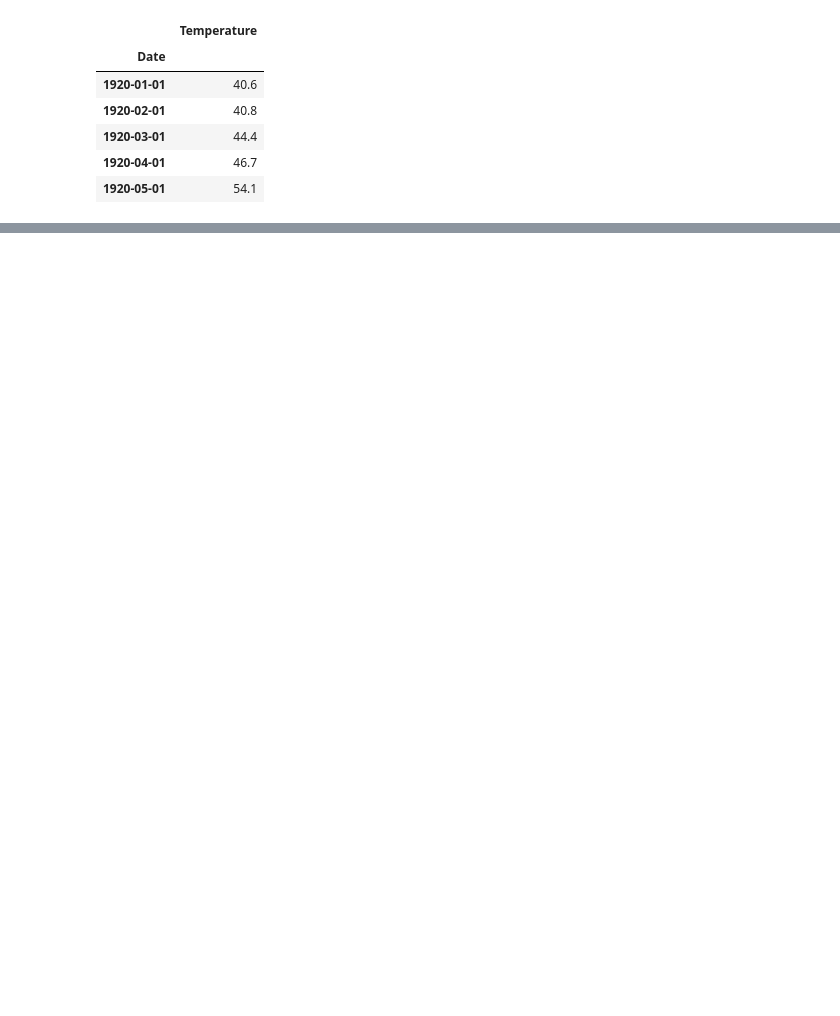
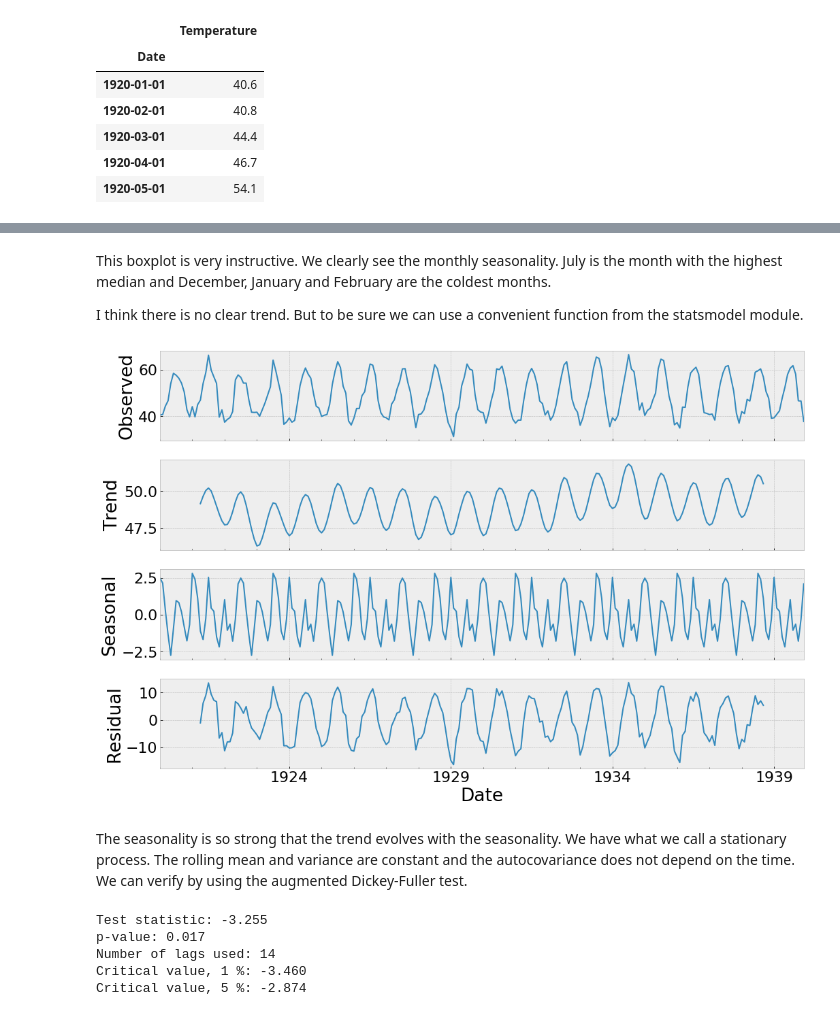
Before and after one commit to goujonbe/data_science_for_finance, a Jupyter notebook: seasonal_time_series.ipynb, the cells around one changed output, grey strips where cells are left out. Saved outputs shown, nothing was run; the diff lists cells and outputs as text; code cells hidden in the pictures; blank space fills up the shorter version.

```diff
--- a/seasonal_time_series.ipynb
+++ b/seasonal_time_series.ipynb
@@ -31,0 +66,31 @@ mean_daily_temp.head()
+# %% [markdown]
+This boxplot is very instructive. We clearly see the monthly seasonality. July is the month with the highest median and December, January and February are the coldest months.
+
+I think there is no clear trend. But to be sure we can use a convenient function from the statsmodel module.
+# %%
+from statsmodels.tsa.seasonal import seasonal_decompose
+fig = seasonal_decompose(mean_monthly_temp, model='additive', freq=30).plot()
+# %% [output]
+[figure, added]
+# %% [markdown]
+The seasonality is so strong that the trend evolves with the seasonality. We have what we call a stationary process. The rolling mean and variance are constant and the autocovariance does not depend on the time. We can verify by using the augmented Dickey-Fuller test.
+# %%
+from statsmodels.tsa.stattools import adfuller
+
+def test_stationarity(x):
+    """test the stationarity of a time series using the augmented Dickey Fuller test.
+    See the documentation for the object returned."""
+    results = adfuller(x)
+    print(f"Test statistic: {results[0]:.3f}")
+    print(f"p-value: {results[1]:.3f}")
+    print(f"Number of lags used: {results[2]}")
+    print(f"Critical value, 1 %: {results[4]['1%']:.3f}")
+    print(f"Critical value, 5 %: {results[4]['5%']:.3f}")
+
+test_stationarity(mean_monthly_temp['Temperature'])
+# %% [output]
+Test statistic: -3.255
+p-value: 0.017
+Number of lags used: 14
+Critical value, 1 %: -3.460
+Critical value, 5 %: -2.874
```
Also changed, not shown: parts of 9 cells of this notebook.
